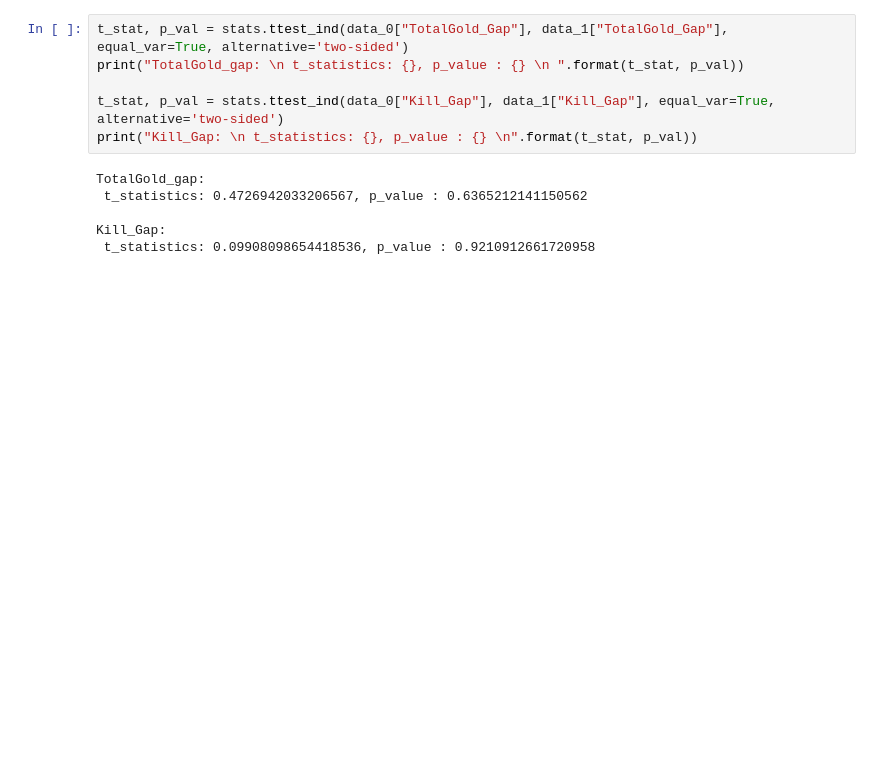
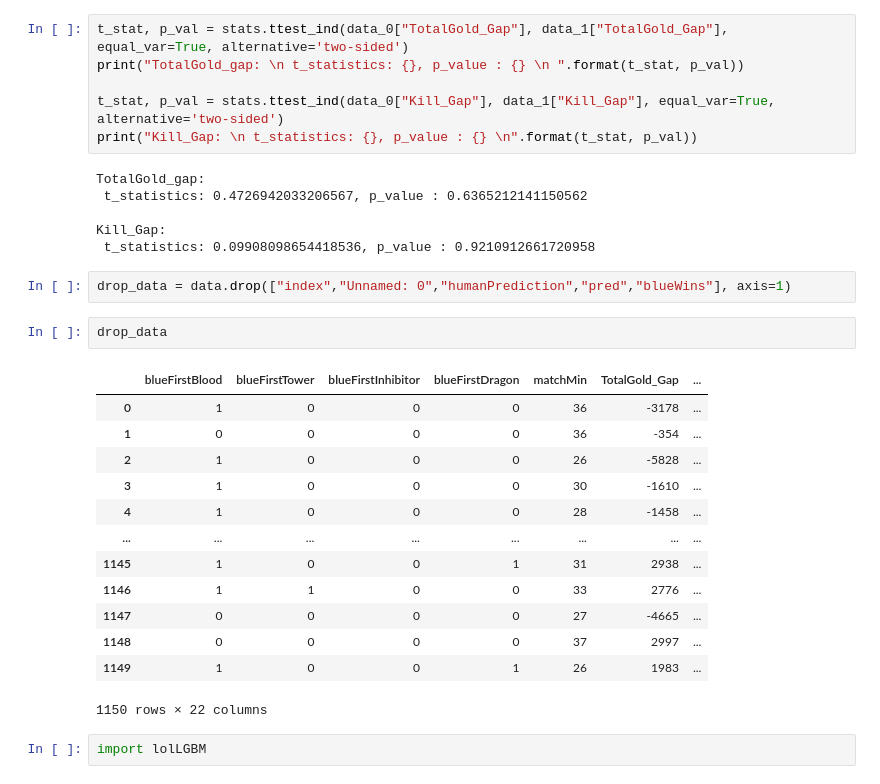
Before and after one commit to chomgid/esports_YSAL, a Jupyter notebook: LOL/CHANGWOOK/Model_final(GM).ipynb, the cells around one changed output. Drawn from its saved outputs; the diff is of its cells as text; blank space fills up the shorter version.

```diff
--- a/LOL/CHANGWOOK/Model_final(GM).ipynb
+++ b/LOL/CHANGWOOK/Model_final(GM).ipynb
@@ -211,3 +227,23 @@ TotalGold_gap:
 
 Kill_Gap:
  t_statistics: 0.09908098654418536, p_value : 0.9210912661720958
+# %%
+drop_data = data.drop(["index","Unnamed: 0","humanPrediction","pred","blueWins"], axis=1)
+# %%
+drop_data
+# %% [output]
+|  | blueFirstBlood | blueFirstTower | blueFirstInhibitor | blueFirstDragon | matchMin | TotalGold_Gap | ... |
+| 0 | 1 | 0 | 0 | 0 | 36 | -3178 | ... |
+| 1 | 0 | 0 | 0 | 0 | 36 | -354 | ... |
+| 2 | 1 | 0 | 0 | 0 | 26 | -5828 | ... |
+| 3 | 1 | 0 | 0 | 0 | 30 | -1610 | ... |
+| 4 | 1 | 0 | 0 | 0 | 28 | -1458 | ... |
+| ... | ... | ... | ... | ... | ... | ... | ... |
+| 1145 | 1 | 0 | 0 | 1 | 31 | 2938 | ... |
+| 1146 | 1 | 1 | 0 | 0 | 33 | 2776 | ... |
+| 1147 | 0 | 0 | 0 | 0 | 27 | -4665 | ... |
+| 1148 | 0 | 0 | 0 | 0 | 37 | 2997 | ... |
+| 1149 | 1 | 0 | 0 | 1 | 26 | 1983 | ... |
+1150 rows × 22 columns
+# %%
+import lolLGBM
```
Also changed, not shown: parts of 3 cells of this notebook, 4 other files.
